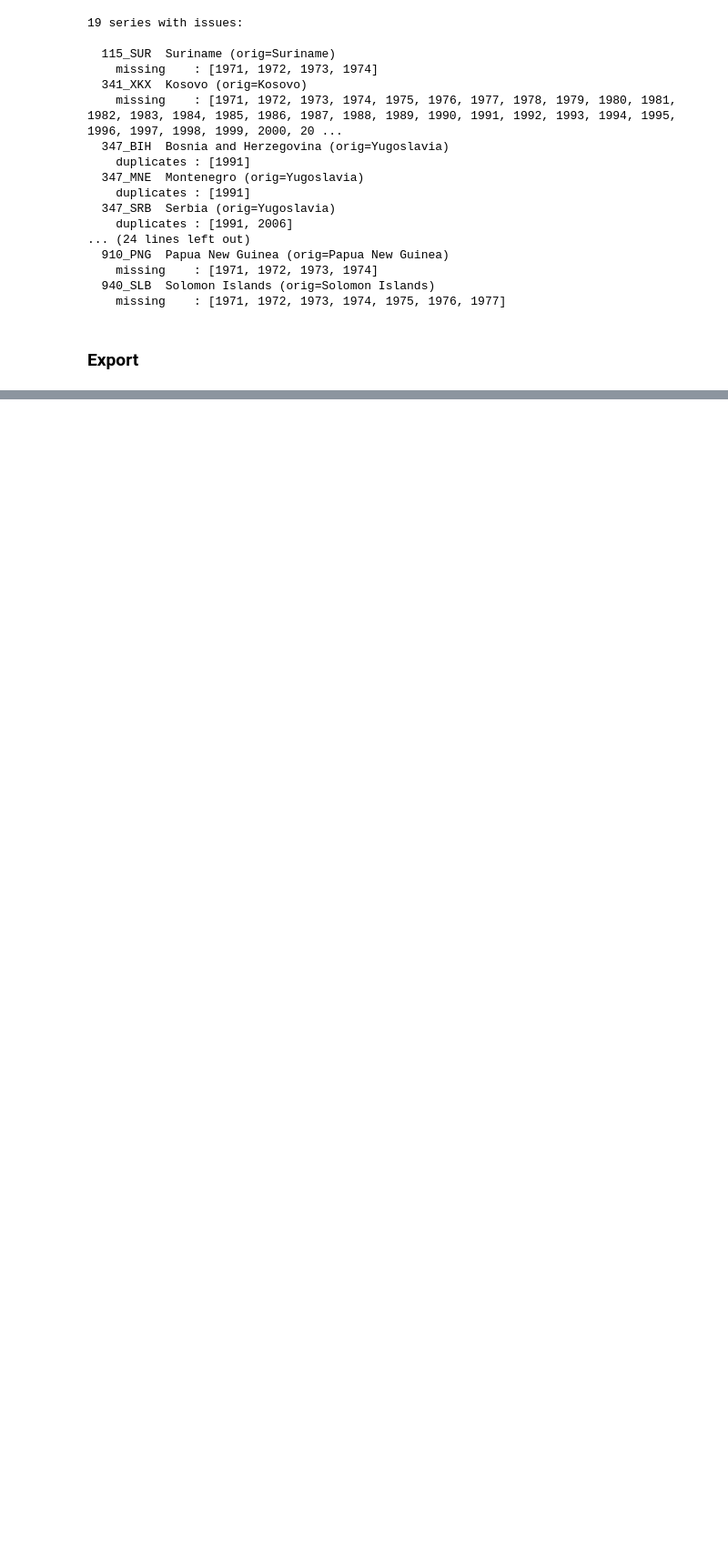
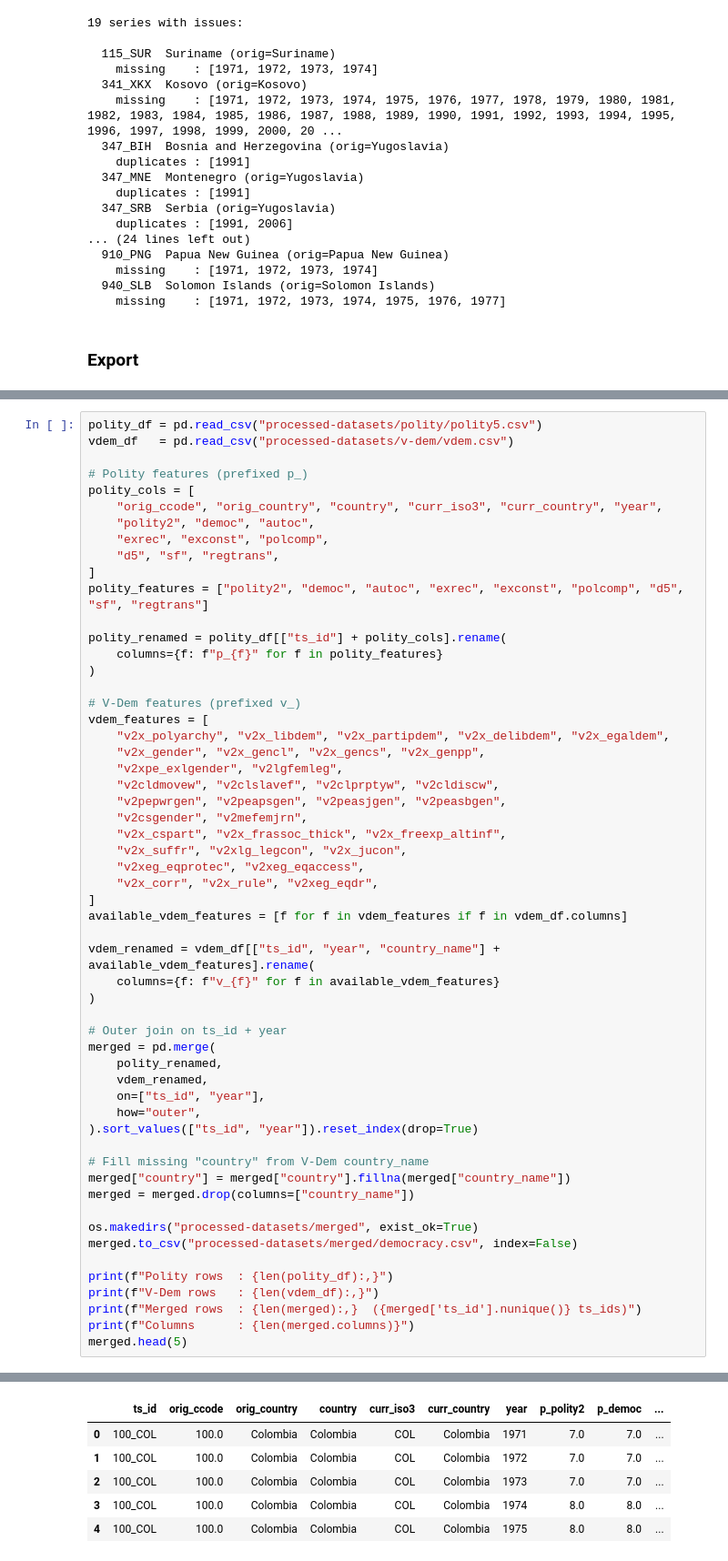
Before and after one commit to damiancalabresi/causal-analysis-democracy-womens-rights, a Jupyter notebook: 01-democracy-dataset-processing.ipynb, the cells around one changed output, grey strips where cells are left out. Shown at 91% size. Cells and saved outputs as stored; diff of their text form; blank space fills up the shorter version.

```diff
--- a/01-democracy-dataset-processing.ipynb
+++ b/01-democracy-dataset-processing.ipynb
@@ -758,0 +1151,57 @@ Saved 8,038 rows × 16 columns → processed-datasets/polity/polity5.csv
+# %%
+polity_df = pd.read_csv("processed-datasets/polity/polity5.csv")
+vdem_df   = pd.read_csv("processed-datasets/v-dem/vdem.csv")
+
+# Polity features (prefixed p_)
+polity_cols = [
+    "orig_ccode", "orig_country", "country", "curr_iso3", "curr_country", "year",
+    "polity2", "democ", "autoc",
+    "exrec", "exconst", "polcomp",
+    "d5", "sf", "regtrans",
+]
+polity_features = ["polity2", "democ", "autoc", "exrec", "exconst", "polcomp", "d5", "sf", "regtrans"]
+
+polity_renamed = polity_df[["ts_id"] + polity_cols].rename(
+    columns={f: f"p_{f}" for f in polity_features}
+)
+
+# V-Dem features (prefixed v_)
+vdem_features = [
+    "v2x_polyarchy", "v2x_libdem", "v2x_partipdem", "v2x_delibdem", "v2x_egaldem",
+    "v2x_gender", "v2x_gencl", "v2x_gencs", "v2x_genpp",
+    "v2xpe_exlgender", "v2lgfemleg",
+    "v2cldmovew", "v2clslavef", "v2clprptyw", "v2cldiscw",
+    "v2pepwrgen", "v2peapsgen", "v2peasjgen", "v2peasbgen",
+    "v2csgender", "v2mefemjrn",
+    "v2x_cspart", "v2x_frassoc_thick", "v2x_freexp_altinf",
+    "v2x_suffr", "v2xlg_legcon", "v2x_jucon",
+    "v2xeg_eqprotec", "v2xeg_eqaccess",
+    "v2x_corr", "v2x_rule", "v2xeg_eqdr",
+]
+available_vdem_features = [f for f in vdem_features if f in vdem_df.columns]
+
+vdem_renamed = vdem_df[["ts_id", "year", "country_name"] + available_vdem_features].rename(
+    columns={f: f"v_{f}" for f in available_vdem_features}
+)
+
+# Outer join on ts_id + year
+merged = pd.merge(
+    polity_renamed,
+    vdem_renamed,
+    on=["ts_id", "year"],
+    how="outer",
+).sort_values(["ts_id", "year"]).reset_index(drop=True)
+
+# Fill missing "country" from V-Dem country_name
+merged["country"] = merged["country"].fillna(merged["country_name"])
+merged = merged.drop(columns=["country_name"])
+
+os.makedirs("processed-datasets/merged", exist_ok=True)
+merged.to_csv("processed-datasets/merged/democracy.csv", index=False)
+
+print(f"Polity rows  : {len(polity_df):,}")
+print(f"V-Dem rows   : {len(vdem_df):,}")
+print(f"Merged rows  : {len(merged):,}  ({merged['ts_id'].nunique()} ts_ids)")
+print(f"Columns      : {len(merged.columns)}")
+merged.head(5)
+# %% [output]
@@ -758,0 +1212,6 @@ Saved 8,038 rows × 16 columns → processed-datasets/polity/polity5.csv
+|  | ts_id | orig_ccode | orig_country | country | curr_iso3 | curr_country | year | p_polity2 | p_democ | ... |
+| 0 | 100_COL | 100.0 | Colombia | Colombia | COL | Colombia | 1971 | 7.0 | 7.0 | ... |
+| 1 | 100_COL | 100.0 | Colombia | Colombia | COL | Colombia | 1972 | 7.0 | 7.0 | ... |
+| 2 | 100_COL | 100.0 | Colombia | Colombia | COL | Colombia | 1973 | 7.0 | 7.0 | ... |
+| 3 | 100_COL | 100.0 | Colombia | Colombia | COL | Colombia | 1974 | 8.0 | 8.0 | ... |
+| 4 | 100_COL | 100.0 | Colombia | Colombia | COL | Colombia | 1975 | 8.0 | 8.0 | ... |
```
Also changed, not shown: parts of 34 cells of this notebook.
